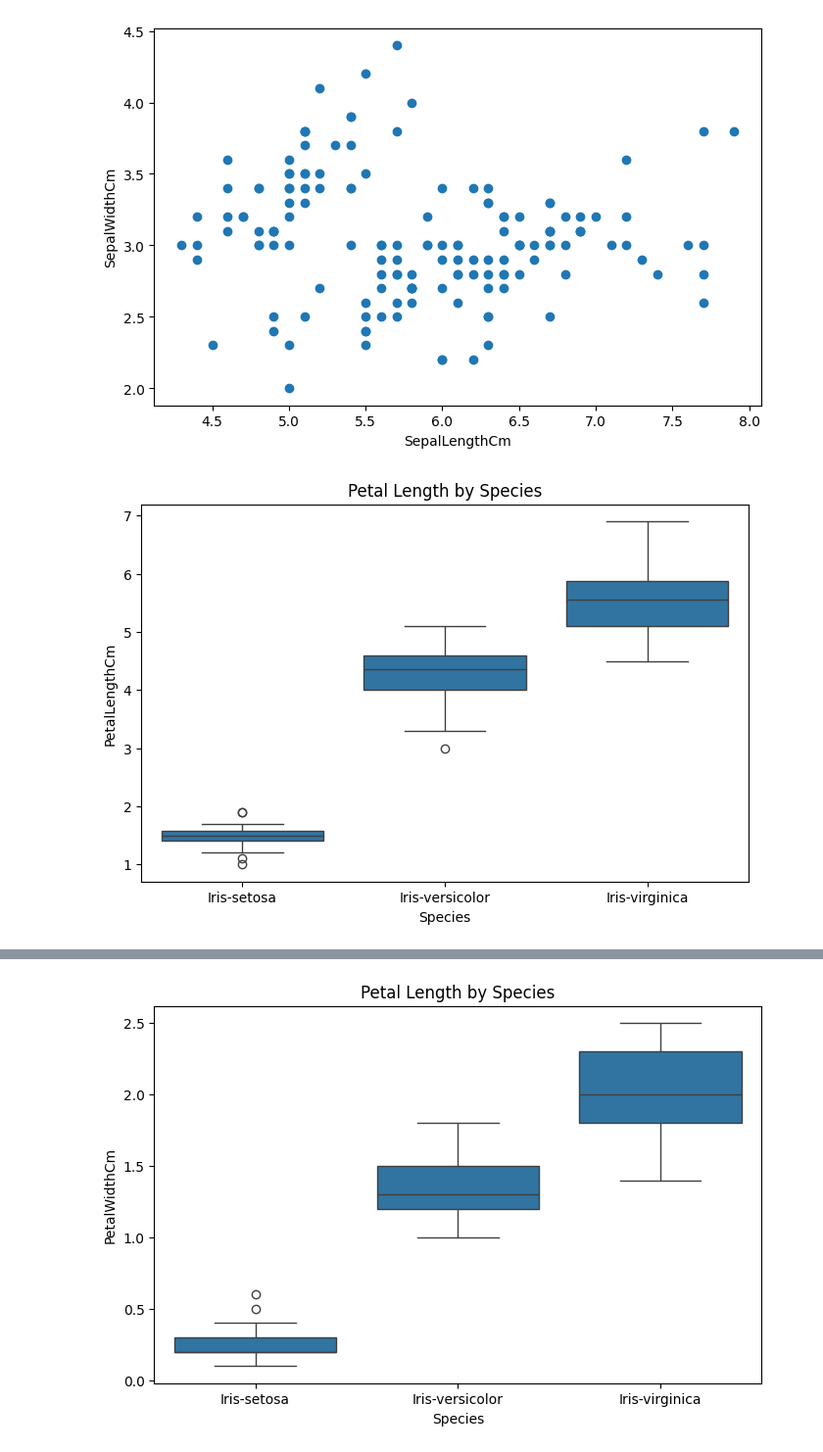
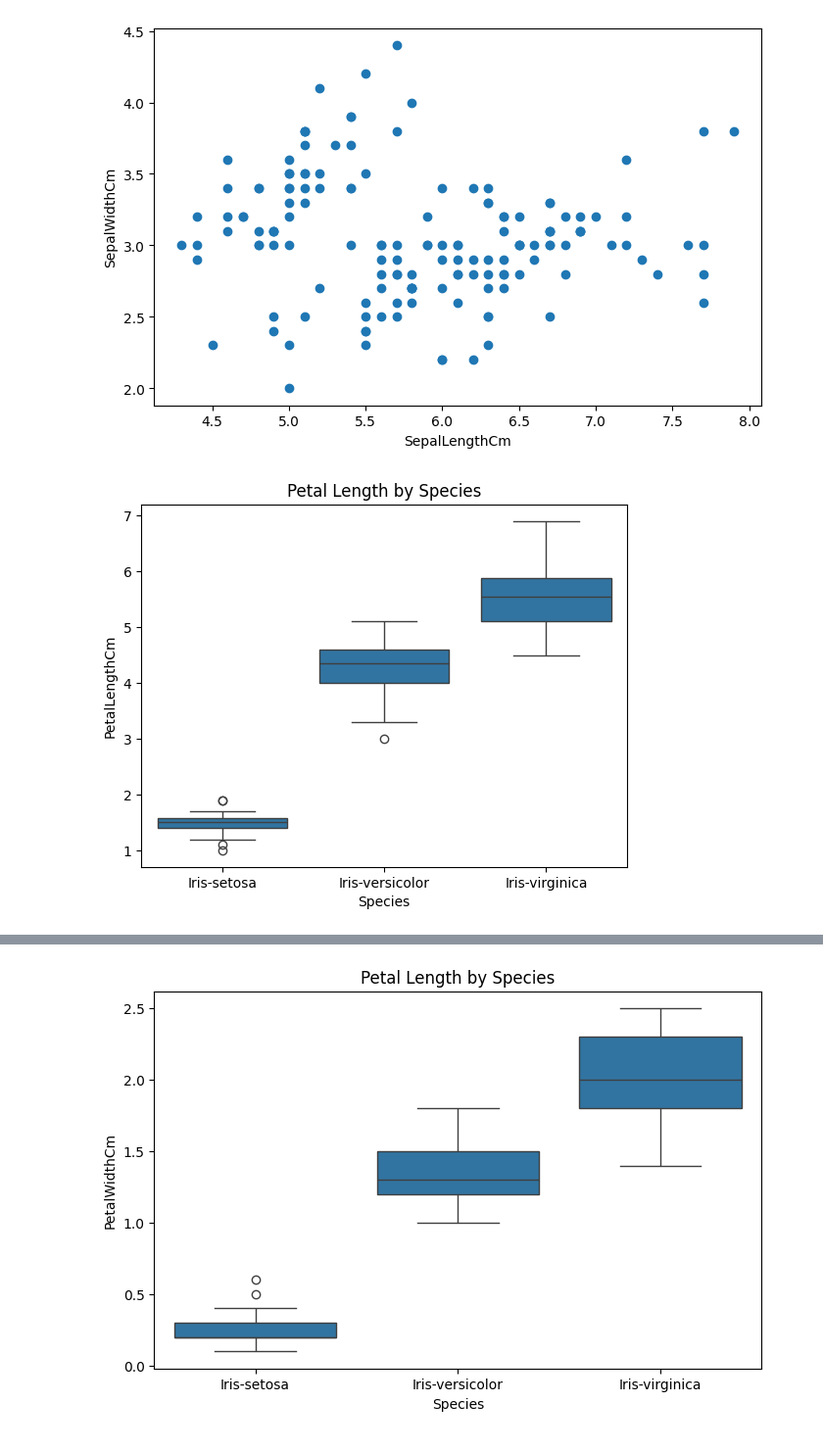
Before and after one commit to prathamesh20003/ml-notebooks, a Jupyter notebook: notebooks/Iris_clustering.ipynb, the cells around one changed output, grey strips where cells are left out. Shown at 98% size. Cells and saved outputs as stored; diff of their text form; code cells hidden in the pictures.

```diff
--- a/notebooks/Iris_clustering.ipynb
+++ b/notebooks/Iris_clustering.ipynb
@@ -78,15 +82,13 @@ plt.ylabel('SepalWidthCm')
 Text(0, 0.5, 'SepalWidthCm')
 [figure]
 # %%
-plt.figure(figsize=(8,5))
-
 sns.boxplot(
     x='Species',
     y='PetalLengthCm',
     data=iris
 )
 
 plt.title('Petal Length by Species')
 plt.show()
 # %% [output]
-[figure, old version]
+[figure, new version]
```
Also changed, not shown: parts of 40 cells of this notebook, 2 other files.
